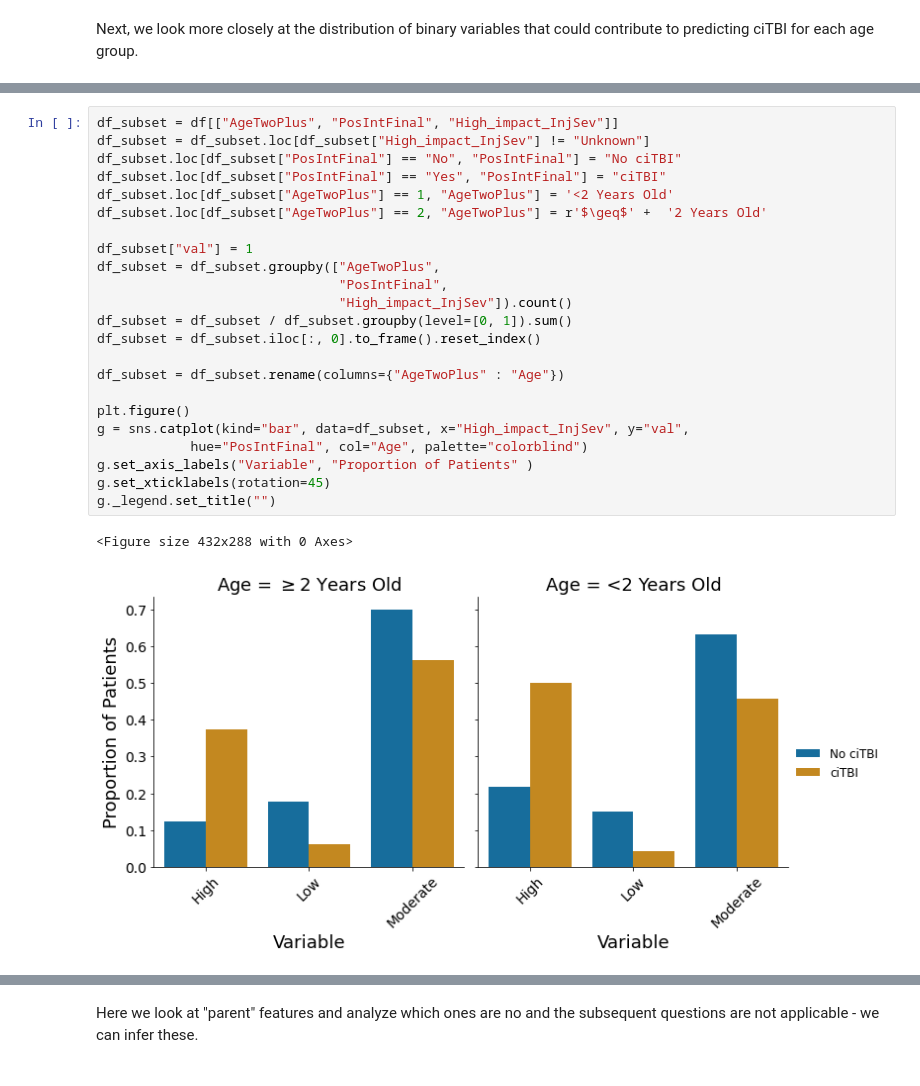
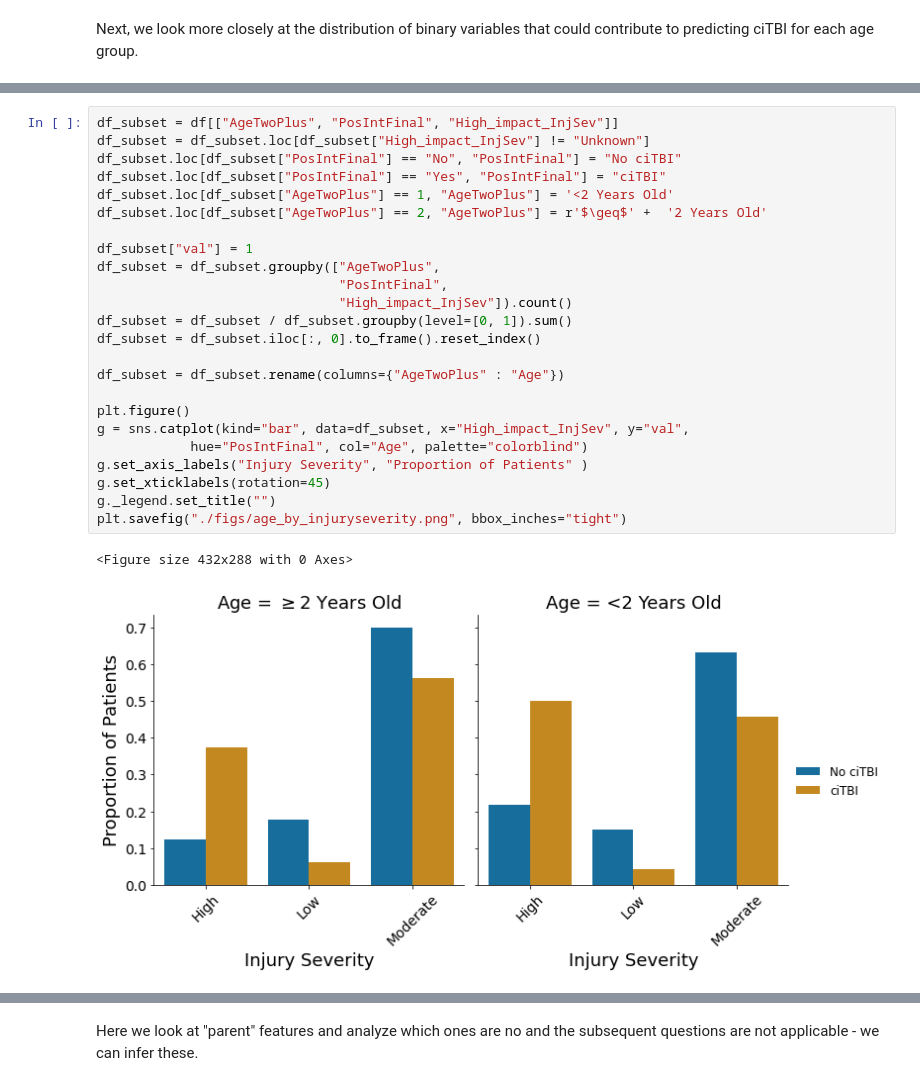
Before and after one commit to Yu-Group/clinical-rule-vetting, a Jupyter notebook: rulevetting/projects/tbi_pecarn/notebooks/00_eda.ipynb, the cells around one changed output, grey strips where cells are left out. Cells and saved outputs as stored; diff of their text form.

```diff
--- a/rulevetting/projects/tbi_pecarn/notebooks/00_eda.ipynb
+++ b/rulevetting/projects/tbi_pecarn/notebooks/00_eda.ipynb
@@ -285,29 +350,30 @@ g._legend.set_title("")
 # %%
 df_subset = df[["AgeTwoPlus", "PosIntFinal", "High_impact_InjSev"]]
 df_subset = df_subset.loc[df_subset["High_impact_InjSev"] != "Unknown"]
 df_subset.loc[df_subset["PosIntFinal"] == "No", "PosIntFinal"] = "No ciTBI"
 df_subset.loc[df_subset["PosIntFinal"] == "Yes", "PosIntFinal"] = "ciTBI"
 df_subset.loc[df_subset["AgeTwoPlus"] == 1, "AgeTwoPlus"] = '<2 Years Old'
 df_subset.loc[df_subset["AgeTwoPlus"] == 2, "AgeTwoPlus"] = r'$\geq$' +  '2 Years Old'
 
 df_subset["val"] = 1
 df_subset = df_subset.groupby(["AgeTwoPlus",
                                "PosIntFinal",
                                "High_impact_InjSev"]).count()
 df_subset = df_subset / df_subset.groupby(level=[0, 1]).sum()
 df_subset = df_subset.iloc[:, 0].to_frame().reset_index()
 
 df_subset = df_subset.rename(columns={"AgeTwoPlus" : "Age"})
 
 plt.figure()
 g = sns.catplot(kind="bar", data=df_subset, x="High_impact_InjSev", y="val",
             hue="PosIntFinal", col="Age", palette="colorblind")
-g.set_axis_labels("Variable", "Proportion of Patients" )
+g.set_axis_labels("Injury Severity", "Proportion of Patients" )
 g.set_xticklabels(rotation=45)
 g._legend.set_title("")
+plt.savefig("./figs/age_by_injuryseverity.png", bbox_inches="tight")
 # %% [output]
 <Figure size 432x288 with 0 Axes>
-[figure, old version]
+[figure, new version]
 # %%
 df_subset = df[["AgeTwoPlus", "PosIntFinal", "InjuryMech"]]
 df_subset = df_subset.loc[df_subset["InjuryMech"] != "Unknown"]
```
Also changed, not shown: parts of 24 cells of this notebook.
